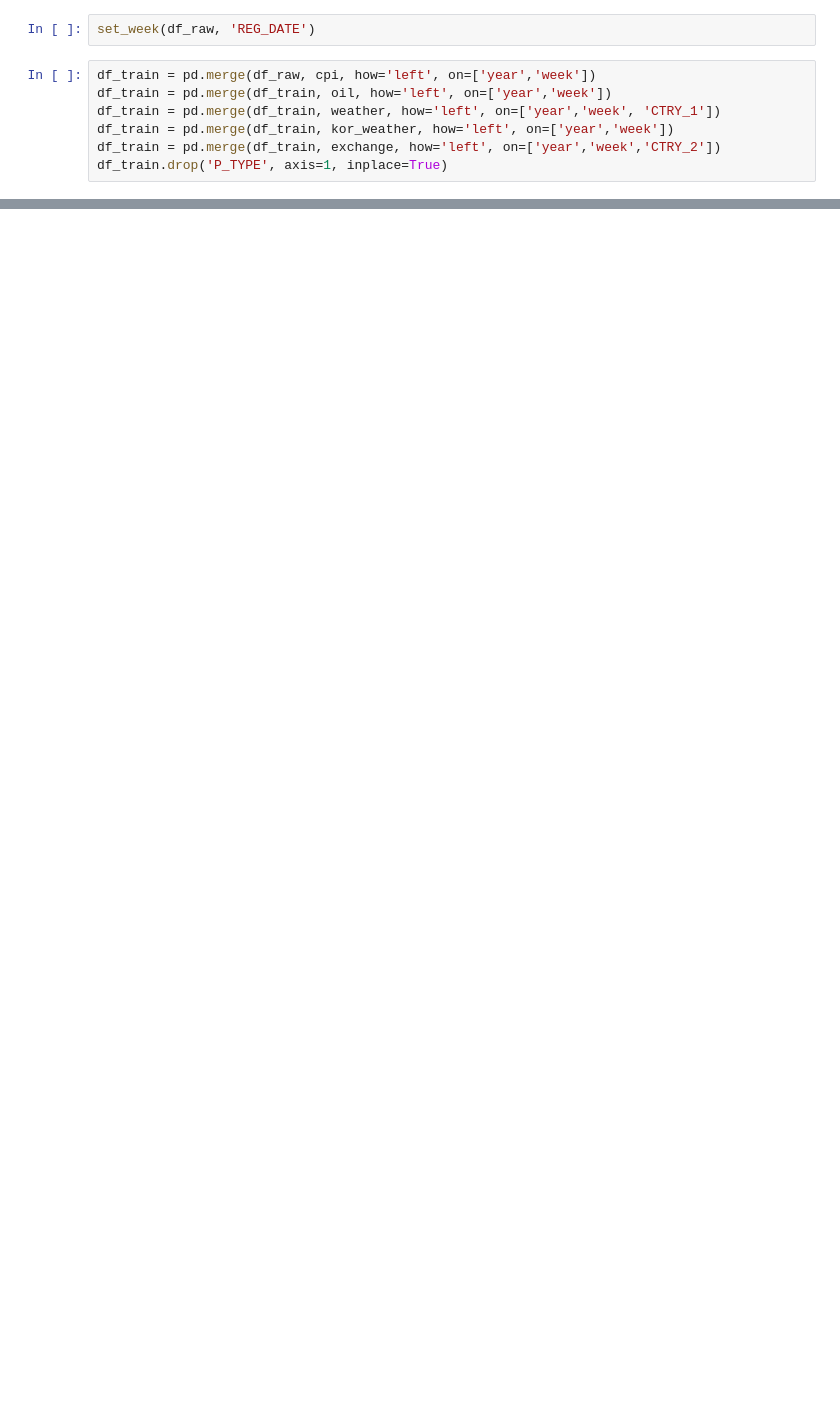
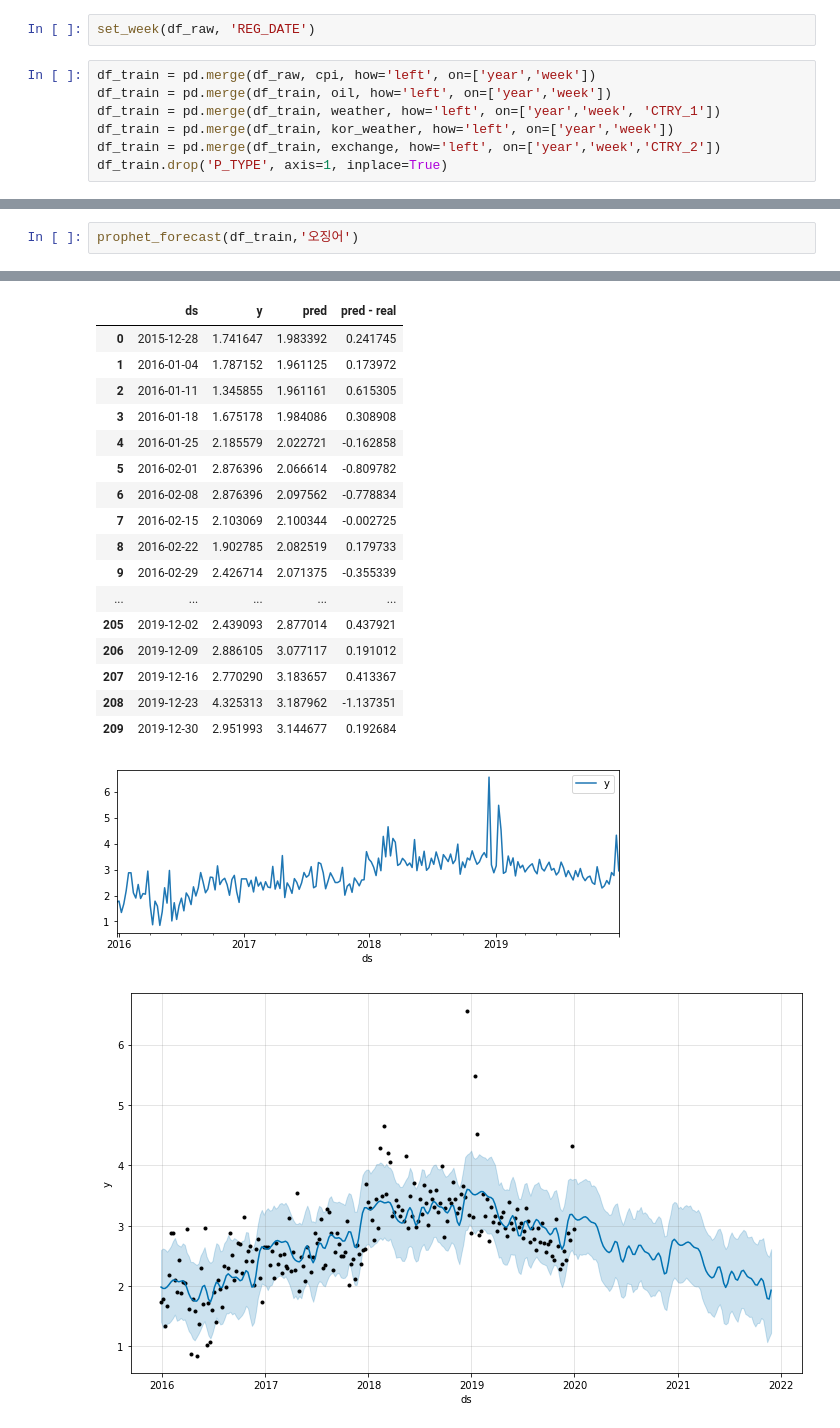
Before and after one commit to Yeony54/Project_Seafood_Import_Price_Prediction, a Jupyter notebook: time_series_.ipynb, the cells around one changed output, grey strips where cells are left out. Drawn from its saved outputs; the diff is of its cells as text; blank space fills up the shorter version.

```diff
--- a/time_series_.ipynb
+++ b/time_series_.ipynb
@@ -429,0 +289,3 @@ strong multicollinearity problems or that the design matrix is singular.
+# %%
+prophet_forecast(df_train,'오징어')
+# %% [output]
@@ -429,0 +294,19 @@ strong multicollinearity problems or that the design matrix is singular.
+|  | ds | y | pred | pred - real |
+| 0 | 2015-12-28 | 1.741647 | 1.983392 | 0.241745 |
+| 1 | 2016-01-04 | 1.787152 | 1.961125 | 0.173972 |
+| 2 | 2016-01-11 | 1.345855 | 1.961161 | 0.615305 |
+| 3 | 2016-01-18 | 1.675178 | 1.984086 | 0.308908 |
+| 4 | 2016-01-25 | 2.185579 | 2.022721 | -0.162858 |
+| 5 | 2016-02-01 | 2.876396 | 2.066614 | -0.809782 |
+| 6 | 2016-02-08 | 2.876396 | 2.097562 | -0.778834 |
+| 7 | 2016-02-15 | 2.103069 | 2.100344 | -0.002725 |
+| 8 | 2016-02-22 | 1.902785 | 2.082519 | 0.179733 |
+| 9 | 2016-02-29 | 2.426714 | 2.071375 | -0.355339 |
+| ... | ... | ... | ... | ... |
+| 205 | 2019-12-02 | 2.439093 | 2.877014 | 0.437921 |
+| 206 | 2019-12-09 | 2.886105 | 3.077117 | 0.191012 |
+| 207 | 2019-12-16 | 2.770290 | 3.183657 | 0.413367 |
+| 208 | 2019-12-23 | 4.325313 | 3.187962 | -1.137351 |
+| 209 | 2019-12-30 | 2.951993 | 3.144677 | 0.192684 |
+[figure, added]
+[figure, added]
```
Also changed, not shown: parts of 43 cells of this notebook.
